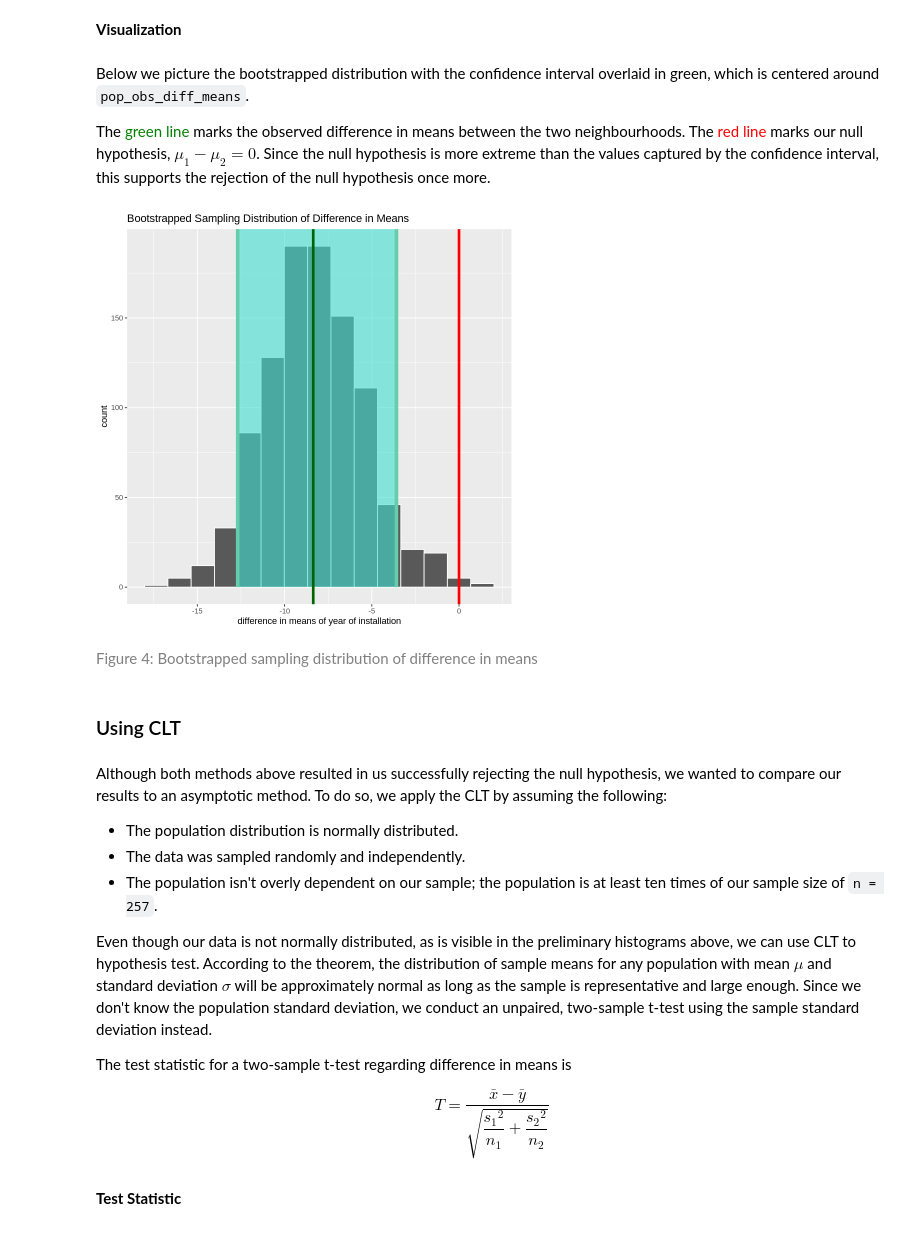
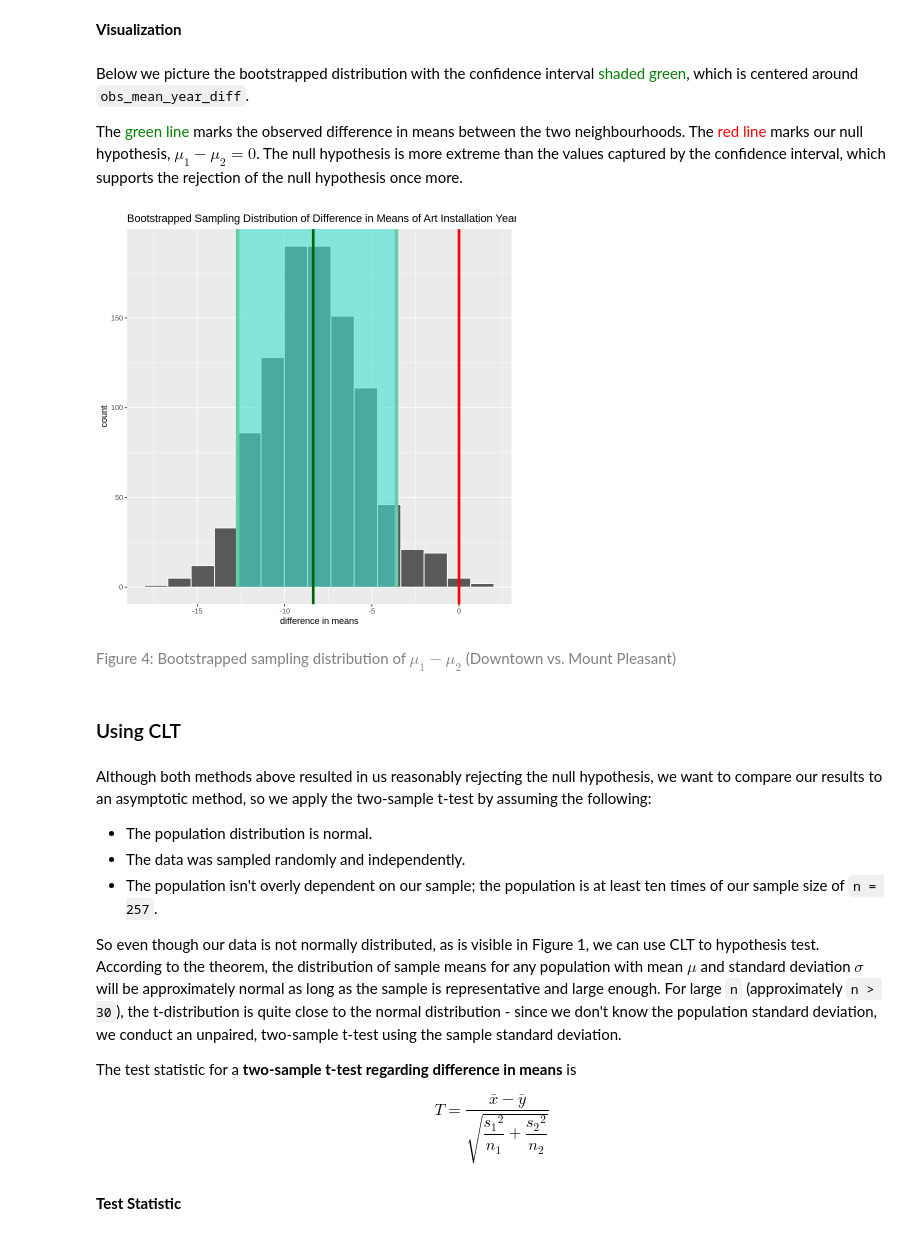
Before and after one commit to olivia-1221/Vancouver-Public-Art, a Jupyter notebook: project.ipynb, the cells around one changed output. Saved outputs shown, nothing was run; the diff lists cells and outputs as text; code cells hidden in the pictures.

Commit message:
Finished 'Comparing Bootstrapping to Asymptotics' & Discussion

```diff
--- a/project.ipynb
+++ b/project.ipynb
@@ -303,32 +305,32 @@ A tibble: 1 × 2
 # %% [markdown]
 **Visualization**
 # %% [markdown]
-Below we picture the bootstrapped distribution with the confidence interval overlaid in green, which is centered around `pop_obs_diff_means`.
+Below we picture the bootstrapped distribution with the confidence interval <span style="color:green">shaded green</span>, which is centered around `obs_mean_year_diff`.
 
-The <span style="color:green"> green line</span> marks the observed difference in means between the two neighbourhoods. The <span style="color:red">red line </span> marks our null hypothesis, $\mu_1 - \mu_2 = 0$. Since the null hypothesis is more extreme than the values captured by the confidence interval, this supports the rejection of the null hypothesis once more.
+The <span style="color:green"> green line</span> marks the observed difference in means between the two neighbourhoods. The <span style="color:red">red line </span> marks our null hypothesis, $\mu_1 - \mu_2 = 0$. The null hypothesis is more extreme than the values captured by the confidence interval, which supports the rejection of the null hypothesis once more.
 # %%
 visualize(pop_bootstrap_distribution) +
     shade_confidence_interval(endpoints = pop_percentile_ci) +
-    geom_vline(xintercept = pull(pop_obs_diff_means), col = "dark green", size = 1.5) + # alternative hypothesis
+    geom_vline(xintercept = obs_mean_year_diff, col = "dark green", size = 1.5) + # alternative hypothesis
     geom_vline(xintercept = 0, col = "red", size = 1.5) + # null hypothesis
-    ggtitle("Bootstrapped Sampling Distribution of Difference in Means") +
-    xlab("difference in means of year of installation")
+    ggtitle("Bootstrapped Sampling Distribution of Difference in Means of Art Installation Years") +
+    xlab("difference in means")
 # %% [output]
-[figure, old version]
+[figure, new version]
 # %% [markdown]
-<span style="color:gray">Figure 4: Bootstrapped sampling distribution of difference in means</span>
+<span style="color:gray">Figure 4: Bootstrapped sampling distribution of $\mu_1 - \mu_2$ (Downtown vs. Mount Pleasant)</span>
 # %% [markdown]
 ### Using CLT
 # %% [markdown]
-Although both methods above resulted in us successfully rejecting the null hypothesis, we wanted to compare our results to an asymptotic method. To do so, we apply the CLT by assuming the following:
+Although both methods above resulted in us reasonably rejecting the null hypothesis, we want to compare our results to an asymptotic method, so we apply the two-sample t-test by assuming the following:
 
-- The population distribution is normally distributed.
+- The population distribution is normal.
 - The data was sampled randomly and independently.
 - The population isn't overly dependent on our sample; the population is at least ten times of our sample size of `n = 257`.
 
-Even though our data is not normally distributed, as is visible in the preliminary histograms above, we can use CLT to hypothesis test. According to the theorem, the distribution of sample means for any population with mean $\mu$ and standard deviation $\sigma$ will be approximately normal as long as the sample is representative and large enough. Since we don't know the population standard deviation, we conduct an unpaired, two-sample t-test using the sample standard deviation instead.
+So even though our data is not normally distributed, as is visible in Figure 1, we can use CLT to hypothesis test. According to the theorem, the distribution of sample means for any population with mean $\mu$ and standard deviation $\sigma$ will be approximately normal as long as the sample is representative and large enough. For large `n` (approximately `n > 30`), the t-distribution is quite close to the normal distribution - since we don't know the population standard deviation, we conduct an unpaired, two-sample t-test using the sample standard deviation.
 
-The test statistic for a two-sample t-test regarding difference in means is
+The test statistic for a **two-sample t-test regarding difference in means** is
 
 $$T = {\dfrac{\bar{x} - \bar{y}}{\sqrt{\dfrac{{s_{1}}^2}{n_{1}}+\dfrac{{s_{2}}^2}{n_{2}}}}}$$
 # %% [markdown]
```
Also changed, not shown: parts of 23 cells of this notebook.
